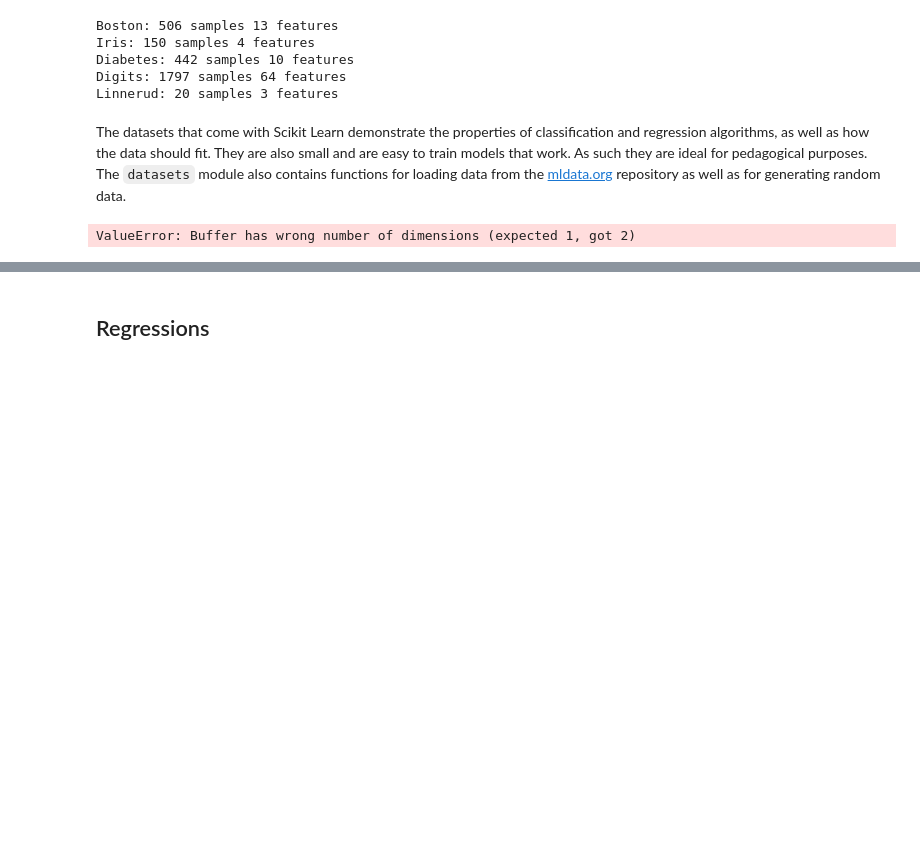
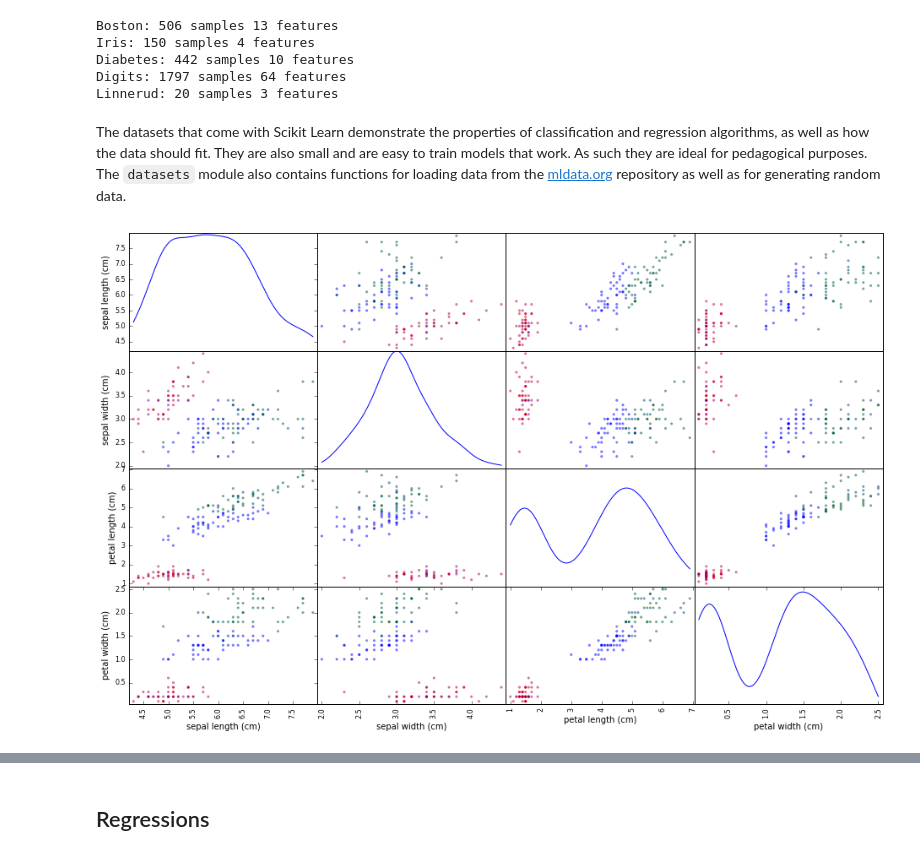
Before and after one commit to MarkjoyGU/Injury-Prediction, a Jupyter notebook: notebook/Tour de SciKit-Learn.ipynb, the cells around one changed output, grey strips where cells are left out. Cells and saved outputs as stored; diff of their text form; code cells hidden in the pictures; blank space fills up the shorter version.

```diff
--- a/notebook/Tour de SciKit-Learn.ipynb
+++ b/notebook/Tour de SciKit-Learn.ipynb
@@ -58,13 +58,12 @@ The datasets that come with Scikit Learn demonstrate the properties of classific
 # %%
 import pandas as pd
 from pandas.tools.plotting import scatter_matrix, radviz
 
 df = pd.DataFrame(iris.data)
 df.columns = iris.feature_names
 
 cmap = {0:'r', 1:'b', 2:'g'}
 colors = [cmap[t] for t in iris.target]
-# fig = scatter_matrix(df, alpha=0.4, figsize=(16, 10), diagonal='kde', color=colors)
-fig = radviz(df, iris.target)
+fig = scatter_matrix(df, alpha=0.4, figsize=(16, 10), diagonal='kde', color=colors)
 # %% [output]
-ValueError: Buffer has wrong number of dimensions (expected 1, got 2)
+[figure, added]
```
Also changed, not shown: parts of 14 cells of this notebook.
